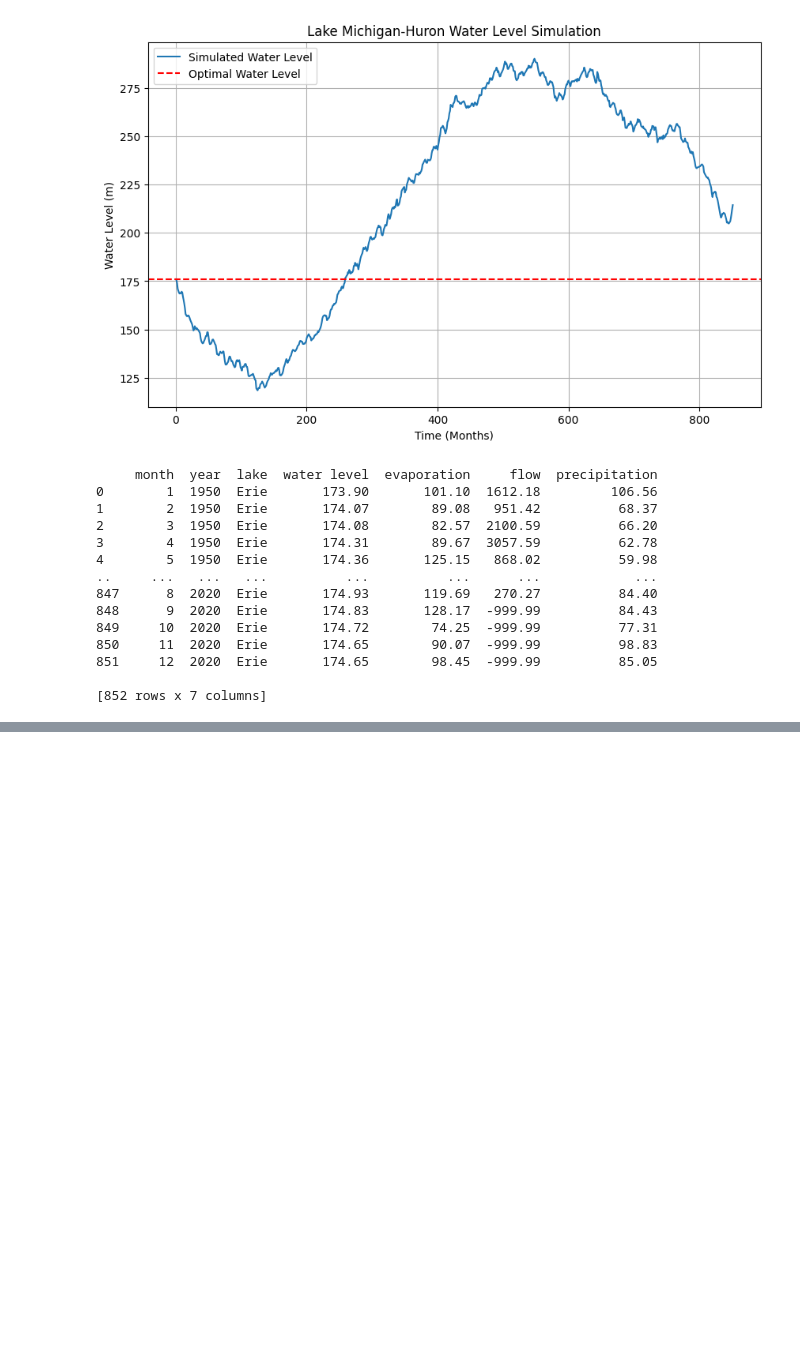
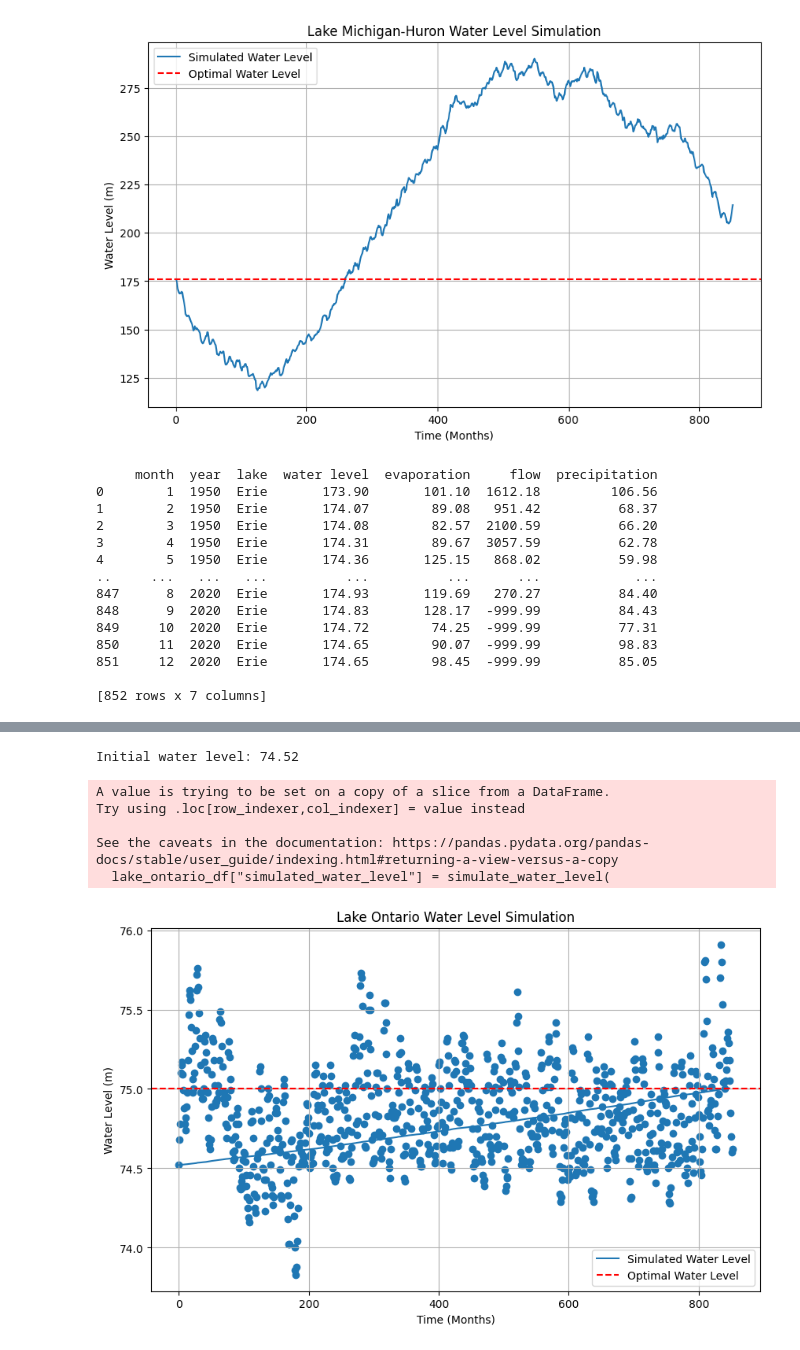
Before and after one commit to EmilioD19/Math-42-Final-Project, a Jupyter notebook: Final Project-Math42 (2).ipynb, the cells around one changed output, grey strips where cells are left out. Saved outputs shown, nothing was run; the diff lists cells and outputs as text; code cells hidden in the pictures; blank space fills up the shorter version.

```diff
--- a/Final Project-Math42 (2).ipynb
+++ b/Final Project-Math42 (2).ipynb
@@ -300,7 +317,7 @@ precipitation            float64
 simulated_water_level    float64
 dtype: object
 # %%
-lake_ontario_df = lake_dfs["Ontario"].
+lake_ontario_df = lake_dfs["Ontario"]
 lake_ontario_df = lake_ontario_df[lake_ontario_df['flow'] > 0]
 
 print(lake_ontario_df)
@@ -477,0 +564,44 @@ Initial water level: 173.9
+# %%
+import matplotlib.pyplot as plt
+
+# Function to simulate water level for a lake
+def simulate_water_level(lake_df, initial_level, alpha, beta, gamma):
+    levels = [initial_level]
+    for t in range(1, len(lake_df)):
+        precipitation = lake_df.loc[t, "precipitation"]
+        evaporation = lake_df.loc[t, "evaporation"]
+        flow = lake_df.loc[t, "flow"]
+        # Compute water level change
+        delta_H = (alpha * precipitation) - (beta * evaporation) - (gamma * flow)
+        # print(f"t={t}, delta_H={delta_H}, levels[-1]={levels[-1]}")  # Debugging line
+        new_level = levels[-1] + delta_H
+        levels.append(new_level)
+    return levels
+
+# Example: Simulate for Lake Superior
+initial_water_level = lake_ontario_df["water level"].iloc[0]
+print("Initial water level:", initial_water_level)  # Debugging line
+lake_ontario_df["simulated_water_level"] = simulate_water_level(
+    lake_ontario_df, initial_water_level, alpha=7.563478464722949e-06, beta=0, gamma=0
+)
+
+# Plot the results
+plt.figure(figsize=(10, 6))
+
+plt.plot(lake_ontario_df["simulated_water_level"], label="Simulated Water Level")
+plt.scatter(np.linspace(0,len(df_temp["water level"]), len(df_temp["water level"])), df_temp["water level"])
+plt.axhline(y=75, color='red', linestyle='--', label='Optimal Water Level')
+plt.title("Lake Ontario Water Level Simulation")
+plt.xlabel("Time (Months)")
+plt.ylabel("Water Level (m)")
+plt.legend()
+plt.grid()
+plt.show()
+# %% [output]
+Initial water level: 74.52
+A value is trying to be set on a copy of a slice from a DataFrame.
+Try using .loc[row_indexer,col_indexer] = value instead
+
+See the caveats in the documentation: https://pandas.pydata.org/pandas-docs/stable/user_guide/indexing.html#returning-a-view-versus-a-copy
+  lake_ontario_df["simulated_water_level"] = simulate_water_level(
+[figure, added]
```
Also changed, not shown: parts of 8 cells of this notebook, 7 other files.
